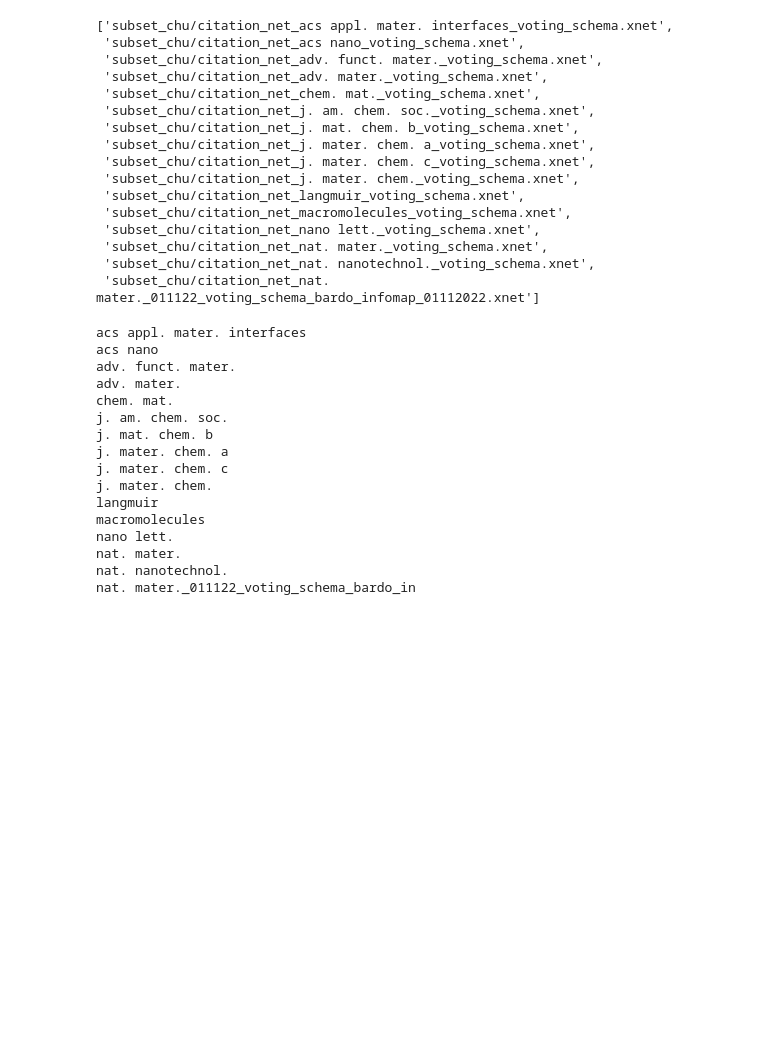
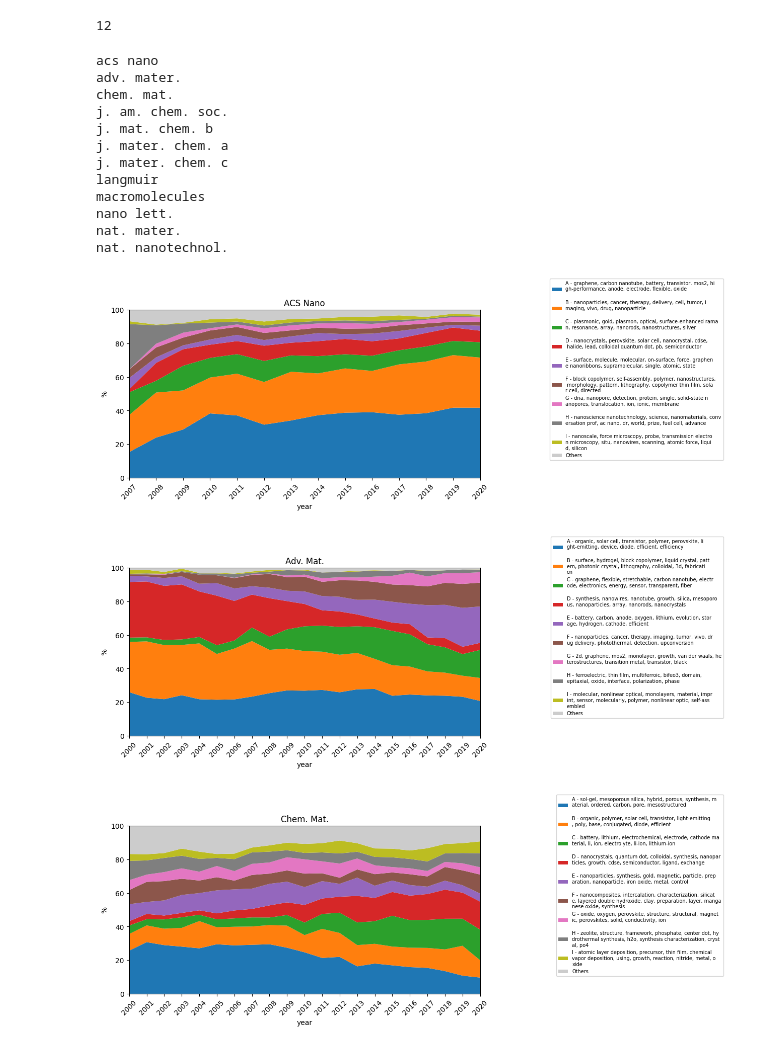
Before and after one commit to carolmb/bardosova_chu, a Jupyter notebook: scripts_and_notebooks/2020_s08_temporal_bardo_cit.ipynb, the cells around one changed output. Drawn from its saved outputs; the diff is of its cells as text; code cells hidden in the pictures; blank space fills up the shorter version.

Commit message:
comm plots

```diff
--- a/scripts_and_notebooks/2020_s08_temporal_bardo_cit.ipynb
+++ b/scripts_and_notebooks/2020_s08_temporal_bardo_cit.ipynb
@@ -15,19 +8,0 @@ files = glob.glob('subset_chu/citation_net_*voting_schema.xnet') + ['subset_chu/
-# %%
-files
-# %% [output]
-['subset_chu/citation_net_acs appl. mater. interfaces_voting_schema.xnet',
- 'subset_chu/citation_net_acs nano_voting_schema.xnet',
- 'subset_chu/citation_net_adv. funct. mater._voting_schema.xnet',
- 'subset_chu/citation_net_adv. mater._voting_schema.xnet',
- 'subset_chu/citation_net_chem. mat._voting_schema.xnet',
- 'subset_chu/citation_net_j. am. chem. soc._voting_schema.xnet',
- 'subset_chu/citation_net_j. mat. chem. b_voting_schema.xnet',
- 'subset_chu/citation_net_j. mater. chem. a_voting_schema.xnet',
- 'subset_chu/citation_net_j. mater. chem. c_voting_schema.xnet',
- 'subset_chu/citation_net_j. mater. chem._voting_schema.xnet',
- 'subset_chu/citation_net_langmuir_voting_schema.xnet',
- 'subset_chu/citation_net_macromolecules_voting_schema.xnet',
- 'subset_chu/citation_net_nano lett._voting_schema.xnet',
- 'subset_chu/citation_net_nat. mater._voting_schema.xnet',
- 'subset_chu/citation_net_nat. nanotechnol._voting_schema.xnet',
- 'subset_chu/citation_net_nat. mater._011122_voting_schema_bardo_infomap_01112022.xnet']
@@ -34,3 +13,9 @@ files
+# %%
+files = glob.glob('../results/review2/nets180423/*_allbut_bardo_infomap_180423_voting_schema_top10.xnet')
+# %%
+len(files)
+# %% [output]
+12
 # %%
 def format_title_journal(name1):
     print(name1)
@@ -40,14 +25,19 @@ def format_title_journal(name1):
     name = name.replace('Appl. Mat. Interfaces', 'AMI')
     return name
 # %%
+import matplotlib
+matplotlib.rcParams['pdf.fonttype'] = 42
+matplotlib.rcParams['ps.fonttype'] = 42
+
 from collections import defaultdict
-outputjson = dict()
+
 for file in files:
     net_ami = xn.xnet2igraph(file)
     years = sorted(np.unique(net_ami.vs['year']))
+    years = list(range(max(2000, int(years[0])), 2021))
     comms_size = defaultdict(lambda:[])
 
-    name_unique = set(net_ami.vs['Cluster Name'])
+    name_unique = set(net_ami.vs['cluster_top10'])
 
     X = []
     for year in sorted(years):
@@ -56,14 +46,16 @@ for file in files:
         N = len(vertex_seq)
         subg  = net_ami.subgraph(vertex_seq)
 
-        unique,count = np.unique(subg.vs['Cluster Name'], return_counts=True)
+        unique,count = np.unique(subg.vs['cluster_top10'], return_counts=True)
         for u,c in zip(unique, count):
             comms_size[u].append(100*c/N)
 
         for missing in name_unique - set(unique):
             comms_size[missing].append(0)
 
-
+    fg = plt.figure(figsize=(17,5))
+    ax = fg.gca()
+    ax.xaxis.set_major_locator(MaxNLocator(integer=True))
     labels = []
     hists = []
     others = []
@@ -71,51 +63,43 @@ for file in files:
     count_l = 0
     for label, hist in comms_size_sorted.items():
         count_l += 1
         if count_l > 9:
             others.append(hist)
 #             continue
         else:
             labels.append(label[:60] + '\n' + label[60:120] + '\n' + label[120:])
             hists.append(hist)
 
     others = np.sum(others, axis=0)
-    hists.append(others.tolist())
+    hists.append(others)
     labels.append('Others')
     cmap = plt.get_cmap("tab10")
     outer_colors = cmap(np.arange(9))
 
-#     nat mater
-#     labels = labels[:4] + [labels[-2], labels[4], labels[-3], labels[5], labels[6], labels[-1]]
-#     hists = hists[:4] + [hists[-2], hists[4], hists[-3], hists[5], hists[6], hists[-1]]
-
-#     labels = [labels[1], labels[0]] + labels[2:]
-#     hists = [hists[1], hists[0]] + hists[2:]
-
-    journal = format_title_journal(file[24:-19])
-    if 'nat. mat._011122_voting_schema_bardo_in' in journal.lower():
-        journal = 'Nat. Mat.'
     outer_colors = outer_colors.tolist()
     outer_colors.append([0.8, 0.8, 0.8, 1])
-    outputjson[journal] = {'x': X, 'hist':hists, 'labels':labels, 'c':outer_colors}
-import json
-json_str = json.dumps(outputjson)
-out = open('commsize_data_to_plot.json', 'w')
-out.write(json_str)
-out.close()
+    plt.stackplot(X, *hists, labels=labels, colors=outer_colors)
+    plt.margins(0,0)
+    plt.xticks(years, rotation=45)
+    plt.legend(prop={'size': 7}, bbox_to_anchor=(1.7,1.2))
+    plt.ylabel('%')
+    plt.xlabel('year')
+    plt.title(format_title_journal(file.split('/')[-1].split('_')[0]))
+    plt.tight_layout()
+    plt.savefig(file.replace('.xnet', '_dist_020322.pdf'))
 # %% [output]
-acs appl. mater. interfaces
 acs nano
-adv. funct. mater.
 adv. mater.
 chem. mat.
 j. am. chem. soc.
 j. mat. chem. b
 j. mater. chem. a
 j. mater. chem. c
-j. mater. chem.
 langmuir
 macromolecules
 nano lett.
 nat. mater.
 nat. nanotechnol.
-nat. mater._011122_voting_schema_bardo_in
+[figure, added]
+[figure, added]
+[figure, added]
```
Also changed, not shown: parts of 5 cells of this notebook.
